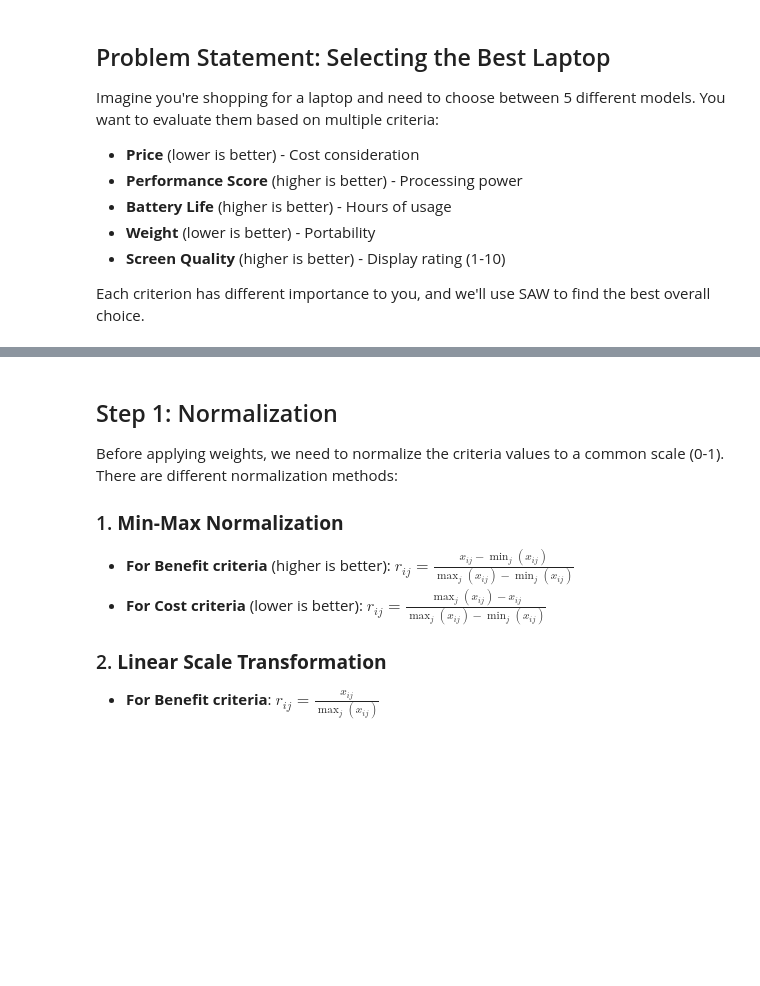
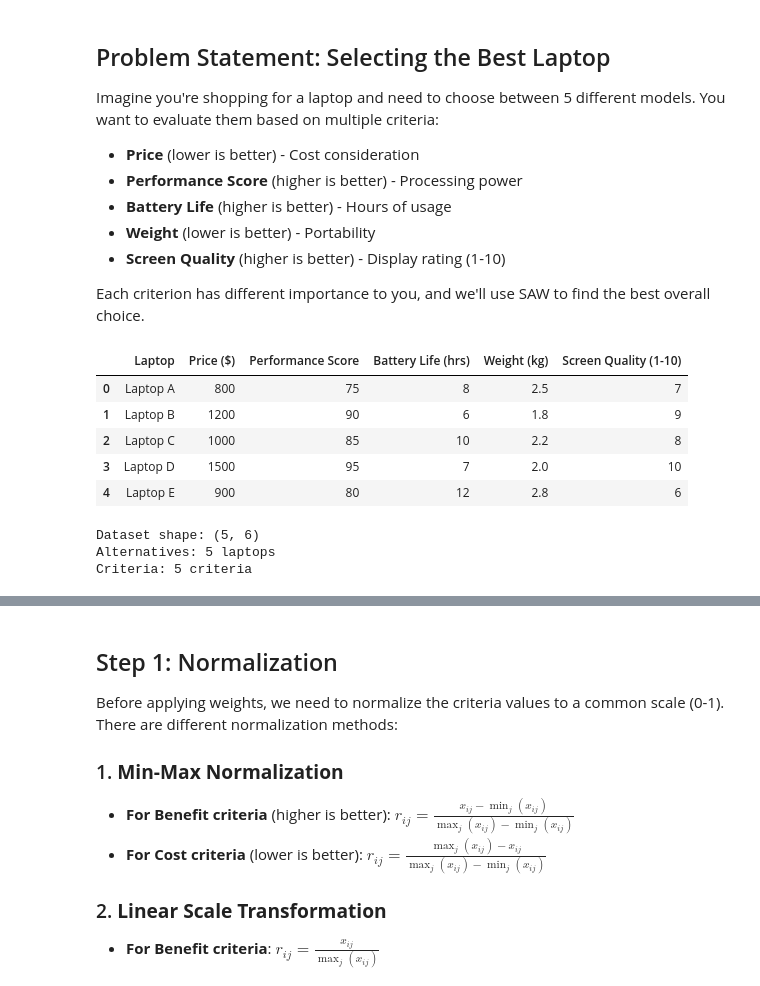
Before and after one commit to HecBanda/mcdm, a Jupyter notebook: notebooks/ntbk5 - Simple_Additive_Weightage.ipynb, the cells around one changed output, grey strips where cells are left out. Saved outputs shown, nothing was run; the diff lists cells and outputs as text; code cells hidden in the pictures; blank space fills up the shorter version.

```diff
--- a/notebooks/ntbk5 - Simple_Additive_Weightage.ipynb
+++ b/notebooks/ntbk5 - Simple_Additive_Weightage.ipynb
@@ -95,24 +109,25 @@ Each criterion has different importance to you, and we'll use SAW to find the be
+# %%
+# Transform the XLSX file into Pandas DataFrame
+df = pd.read_excel(file_path, sheet_name='Ex1')
+
+# Display the first few rows of the DataFrame
+df
+# %% [output]
+|  | Laptop | Price ($) | Performance Score | Battery Life (hrs) | Weight (kg) | Screen Quality (1-10) |
+| 0 | Laptop A | 800 | 75 | 8 | 2.5 | 7 |
+| 1 | Laptop B | 1200 | 90 | 6 | 1.8 | 9 |
+| 2 | Laptop C | 1000 | 85 | 10 | 2.2 | 8 |
+| 3 | Laptop D | 1500 | 95 | 7 | 2.0 | 10 |
+| 4 | Laptop E | 900 | 80 | 12 | 2.8 | 6 |
 # %%
-# Create the decision matrix (alternatives vs criteria)
-laptops_data = {
-    'Laptop': ['Laptop A', 'Laptop B', 'Laptop C', 'Laptop D', 'Laptop E'],
-    'Price ($)': [800, 1200, 1000, 1500, 900],
-    'Performance Score': [75, 90, 85, 95, 80],
-    'Battery Life (hrs)': [8, 6, 10, 7, 12],
-    'Weight (kg)': [2.5, 1.8, 2.2, 2.0, 2.8],
-    'Screen Quality (1-10)': [7, 9, 8, 10, 6]
-}
-
-# Create DataFrame
-df = pd.DataFrame(laptops_data)
-print("Decision Matrix:")
-print("="*50)
-print(df.to_string(index=False))
-
 # Show data types and basic info
-print(f"\nDataset shape: {df.shape}")
+print(f"Dataset shape: {df.shape}")
 print(f"Alternatives: {len(df)} laptops")
 print(f"Criteria: {len(df.columns)-1} criteria")
+# %% [output]
+Dataset shape: (5, 6)
+Alternatives: 5 laptops
+Criteria: 5 criteria
 # %%
 # Define criteria weights (importance of each criterion)
 # Weights should sum to 1.0
```
Also changed, not shown: parts of 21 cells of this notebook.
